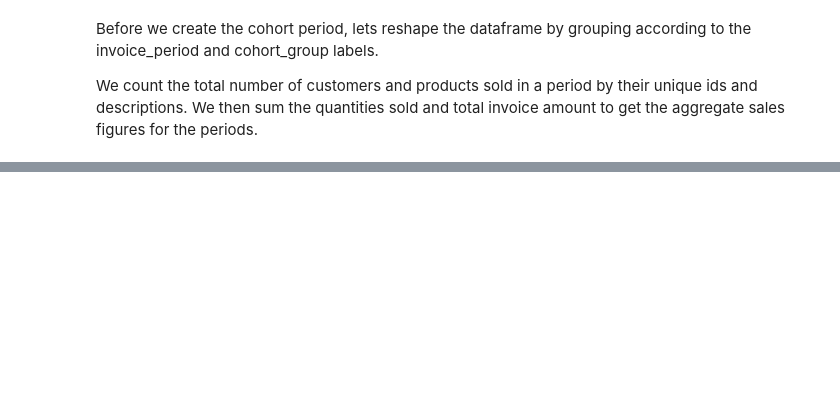
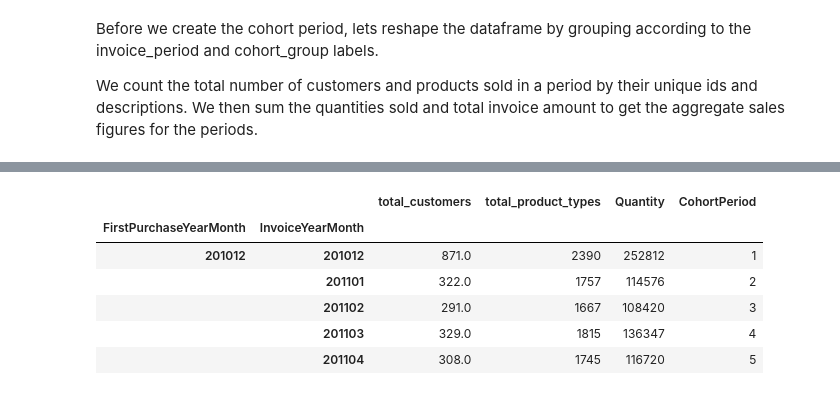
Before and after one commit to subhasisj/python-projects, a Jupyter notebook: Machine Learning Projects/Data Driven Growth/Customers.ipynb, the cells around one changed output, grey strips where cells are left out. Cells and saved outputs as stored; diff of their text form; code cells hidden in the pictures; blank space fills up the shorter version.

```diff
--- a/Machine Learning Projects/Data Driven Growth/Customers.ipynb
+++ b/Machine Learning Projects/Data Driven Growth/Customers.ipynb
@@ -619,0 +634,12 @@ cohorts.head()
+# %%
+cohorts = cohorts.groupby(level = 'FirstPurchaseYearMonth').apply(cohort_period)
+cohorts.reset_index()
+cohorts.head()
+# %% [output]
+|  |  | total_customers | total_product_types | Quantity | CohortPeriod |
+| FirstPurchaseYearMonth | InvoiceYearMonth |  |  |  |  |
+| 201012 | 201012 | 871.0 | 2390 | 252812 | 1 |
+|  | 201101 | 322.0 | 1757 | 114576 | 2 |
+|  | 201102 | 291.0 | 1667 | 108420 | 3 |
+|  | 201103 | 329.0 | 1815 | 136347 | 4 |
+|  | 201104 | 308.0 | 1745 | 116720 | 5 |
```
Also changed, not shown: parts of 13 cells of this notebook.
